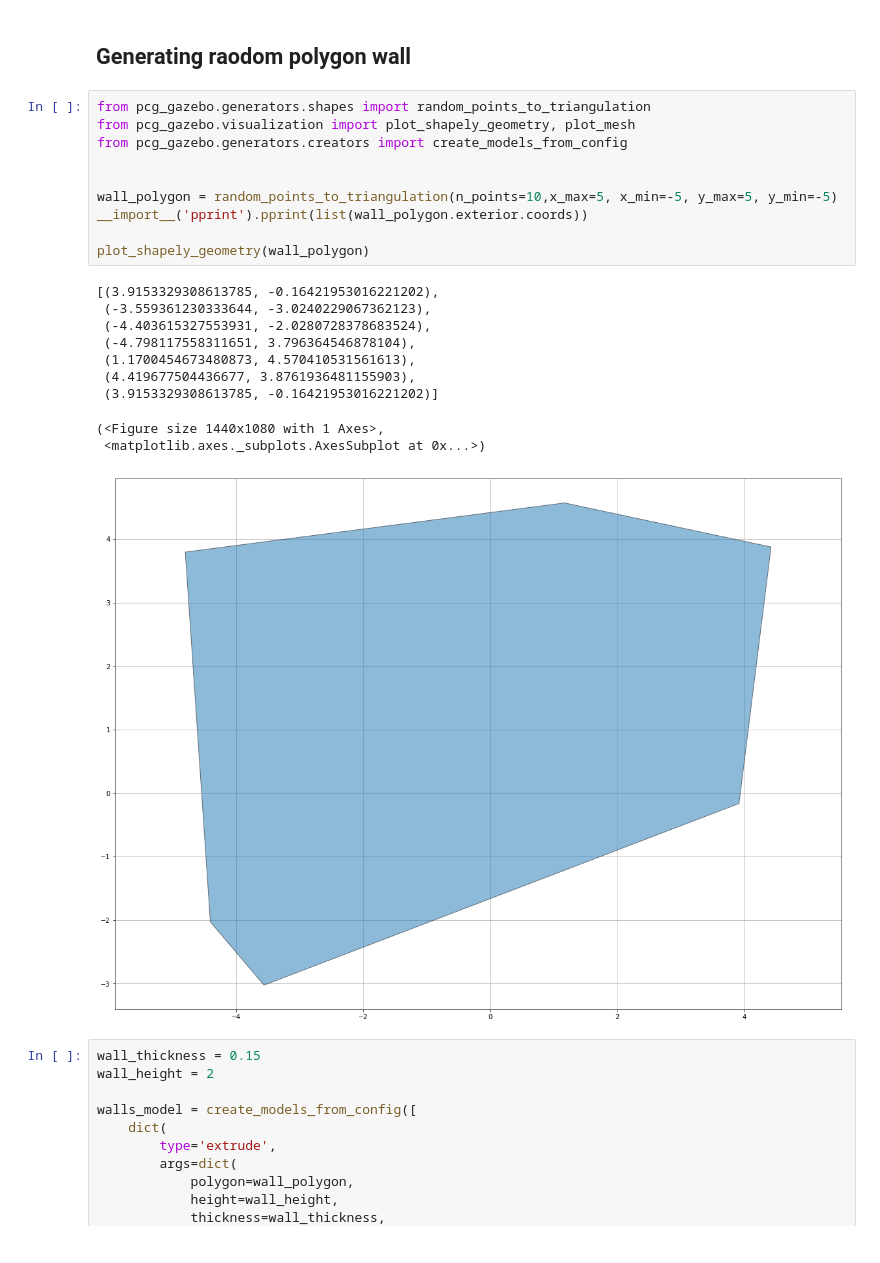
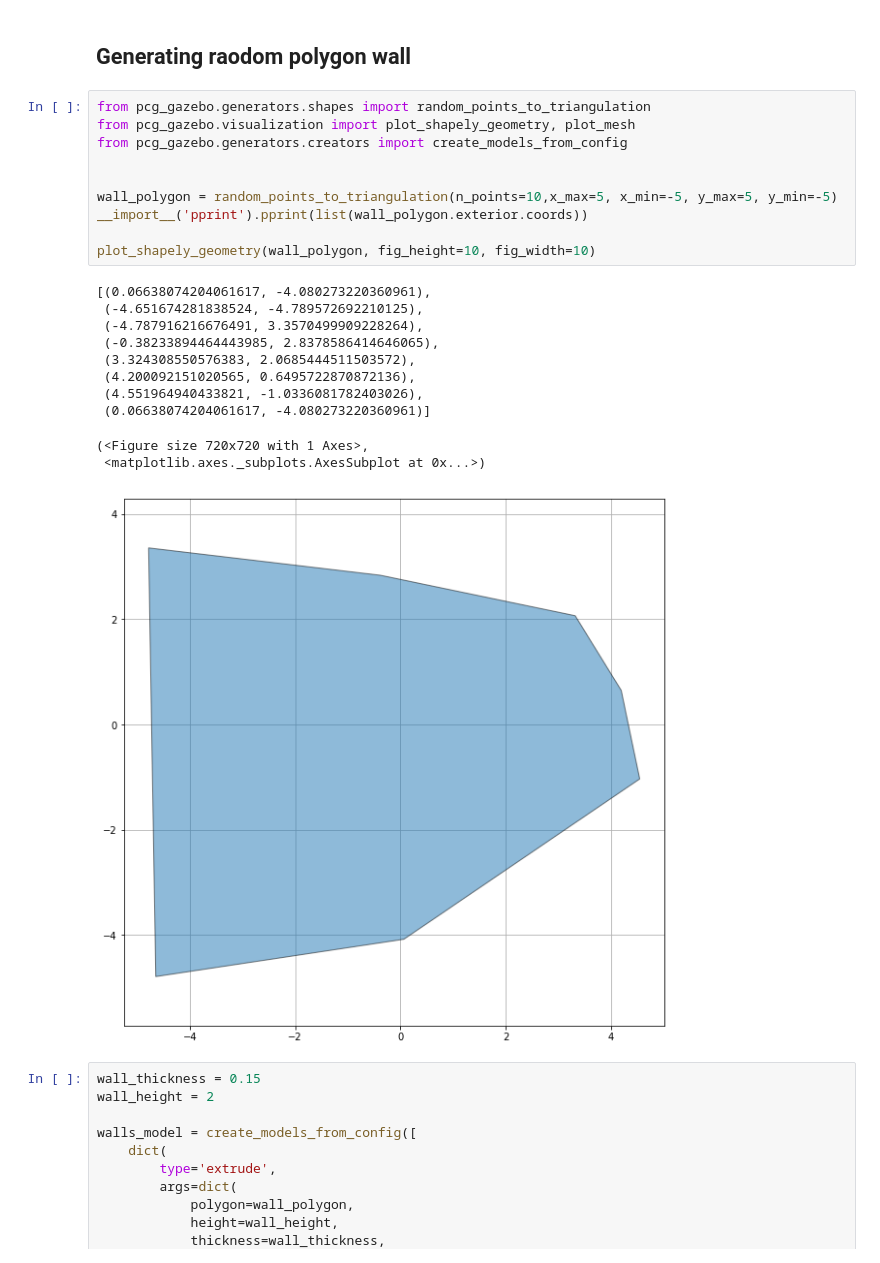
Before and after one commit to wwwshwww/pcg_gazebo_roomgen, a Jupyter notebook: whatever/world_generation.ipynb, the cells around one changed output. Saved outputs shown, nothing was run; the diff lists cells and outputs as text.

```diff
--- a/whatever/world_generation.ipynb
+++ b/whatever/world_generation.ipynb
@@ -220,24 +220,25 @@ fig = world_gen.world.plot_footprints(engine='matplotlib')
 # %%
 from pcg_gazebo.generators.shapes import random_points_to_triangulation
 from pcg_gazebo.visualization import plot_shapely_geometry, plot_mesh
 from pcg_gazebo.generators.creators import create_models_from_config
 
 
 wall_polygon = random_points_to_triangulation(n_points=10,x_max=5, x_min=-5, y_max=5, y_min=-5)
 __import__('pprint').pprint(list(wall_polygon.exterior.coords))
 
-plot_shapely_geometry(wall_polygon)
+plot_shapely_geometry(wall_polygon, fig_height=10, fig_width=10)
 # %% [output]
-[(3.9153329308613785, -0.16421953016221202),
- (-3.559361230333644, -3.0240229067362123),
- (-4.403615327553931, -2.0280728378683524),
- (-4.798117558311651, 3.796364546878104),
- (1.1700454673480873, 4.570410531561613),
- (4.419677504436677, 3.8761936481155903),
- (3.9153329308613785, -0.16421953016221202)]
+[(0.06638074204061617, -4.080273220360961),
+ (-4.651674281838524, -4.789572692210125),
+ (-4.787916216676491, 3.3570499909228264),
+ (-0.38233894464443985, 2.8378586414646065),
+ (3.324308550576383, 2.0685444511503572),
+ (4.200092151020565, 0.6495722870872136),
+ (4.551964940433821, -1.0336081782403026),
+ (0.06638074204061617, -4.080273220360961)]
-(<Figure size 1440x1080 with 1 Axes>,
+(<Figure size 720x720 with 1 Axes>,
  <matplotlib.axes._subplots.AxesSubplot at 0x...>)
-[figure, old version]
+[figure, new version]
 # %%
 wall_thickness = 0.15
 wall_height = 2
```
Also changed, not shown: parts of 17 cells of this notebook, 1 other file.
